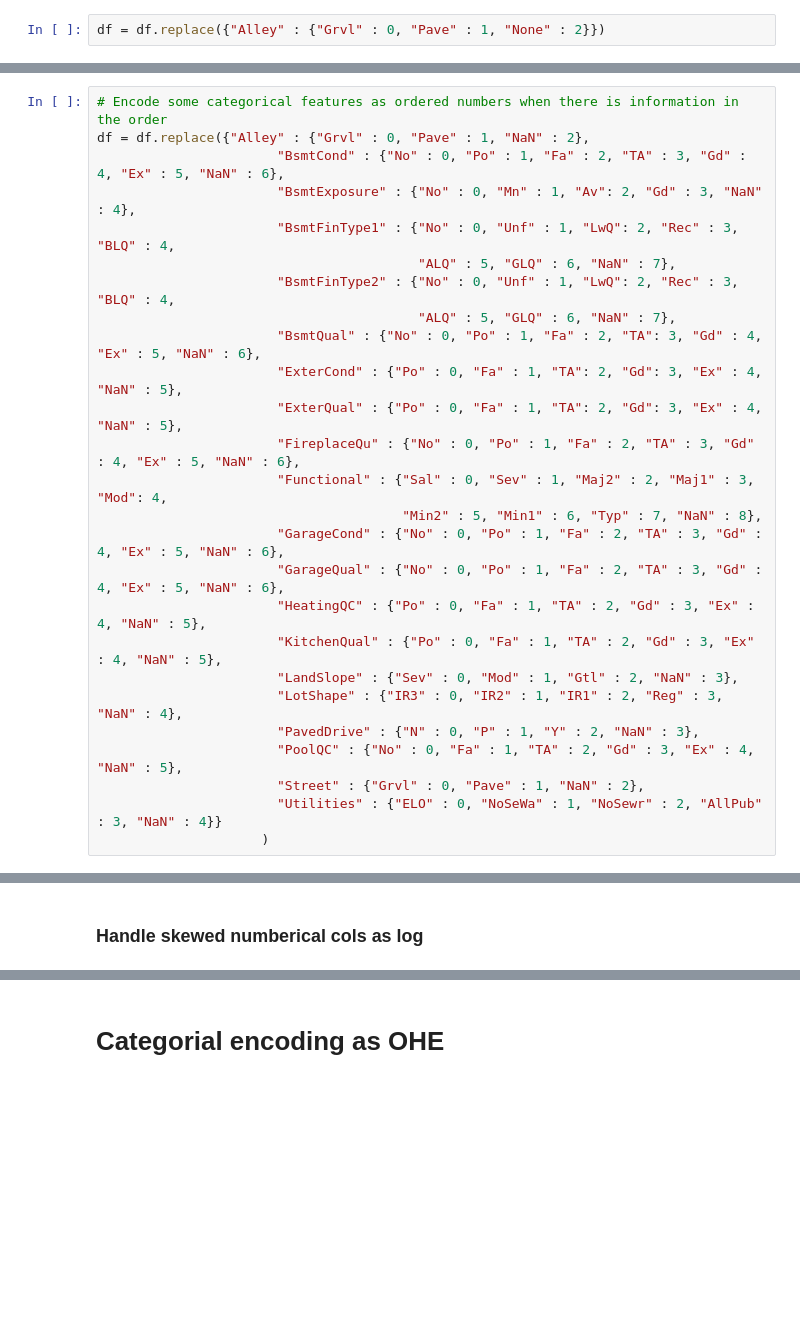
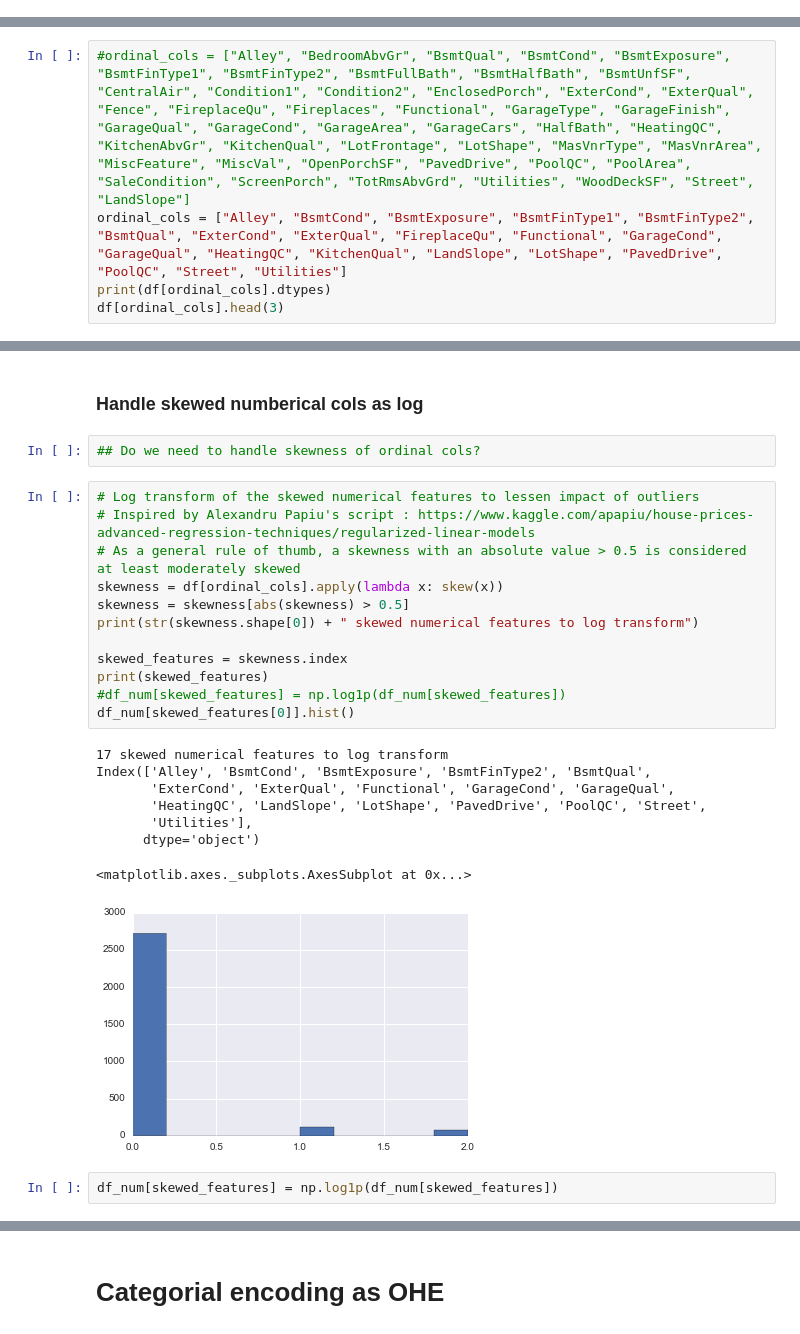
Before and after one commit to ahmadelsallab/HousePrices, a Jupyter notebook: train_DNN_regressors.ipynb, the cells around one changed output, grey strips where cells are left out. Saved outputs shown, nothing was run; the diff lists cells and outputs as text; blank space fills up the shorter version.

```diff
--- a/train_DNN_regressors.ipynb
+++ b/train_DNN_regressors.ipynb
@@ -274,2 +226,0 @@ dtype('O')
-# %%
-df = df.replace({"Alley" : {"Grvl" : 0, "Pave" : 1, "None" : 2}})
@@ -279,0 +275,5 @@ dtype('float64')
+# %%
+#ordinal_cols = ["Alley", "BedroomAbvGr", "BsmtQual", "BsmtCond", "BsmtExposure", "BsmtFinType1", "BsmtFinType2", "BsmtFullBath", "BsmtHalfBath", "BsmtUnfSF", "CentralAir", "Condition1", "Condition2", "EnclosedPorch", "ExterCond", "ExterQual", "Fence", "FireplaceQu", "Fireplaces", "Functional", "GarageType", "GarageFinish", "GarageQual", "GarageCond", "GarageArea", "GarageCars", "HalfBath", "HeatingQC", "KitchenAbvGr", "KitchenQual", "LotFrontage", "LotShape", "MasVnrType", "MasVnrArea", "MiscFeature", "MiscVal", "OpenPorchSF", "PavedDrive", "PoolQC", "PoolArea", "SaleCondition", "ScreenPorch", "TotRmsAbvGrd", "Utilities", "WoodDeckSF", "Street", "LandSlope"]
+ordinal_cols = ["Alley", "BsmtCond", "BsmtExposure", "BsmtFinType1", "BsmtFinType2", "BsmtQual", "ExterCond", "ExterQual", "FireplaceQu", "Functional", "GarageCond", "GarageQual", "HeatingQC", "KitchenQual", "LandSlope", "LotShape", "PavedDrive", "PoolQC", "Street", "Utilities"]
+print(df[ordinal_cols].dtypes)
+df[ordinal_cols].head(3)
@@ -577,26 +403,0 @@ BUT IT NEEDS to be done BEFORE the NaN replacement done at the beginning
-# %%
-# Encode some categorical features as ordered numbers when there is information in the order
-df = df.replace({"Alley" : {"Grvl" : 0, "Pave" : 1, "NaN" : 2},
-                       "BsmtCond" : {"No" : 0, "Po" : 1, "Fa" : 2, "TA" : 3, "Gd" : 4, "Ex" : 5, "NaN" : 6},
-                       "BsmtExposure" : {"No" : 0, "Mn" : 1, "Av": 2, "Gd" : 3, "NaN" : 4},
-                       "BsmtFinType1" : {"No" : 0, "Unf" : 1, "LwQ": 2, "Rec" : 3, "BLQ" : 4,
-                                         "ALQ" : 5, "GLQ" : 6, "NaN" : 7},
-                       "BsmtFinType2" : {"No" : 0, "Unf" : 1, "LwQ": 2, "Rec" : 3, "BLQ" : 4,
-                                         "ALQ" : 5, "GLQ" : 6, "NaN" : 7},
-                       "BsmtQual" : {"No" : 0, "Po" : 1, "Fa" : 2, "TA": 3, "Gd" : 4, "Ex" : 5, "NaN" : 6},
-                       "ExterCond" : {"Po" : 0, "Fa" : 1, "TA": 2, "Gd": 3, "Ex" : 4, "NaN" : 5},
-                       "ExterQual" : {"Po" : 0, "Fa" : 1, "TA": 2, "Gd": 3, "Ex" : 4, "NaN" : 5},
-                       "FireplaceQu" : {"No" : 0, "Po" : 1, "Fa" : 2, "TA" : 3, "Gd" : 4, "Ex" : 5, "NaN" : 6},
-                       "Functional" : {"Sal" : 0, "Sev" : 1, "Maj2" : 2, "Maj1" : 3, "Mod": 4,
-                                       "Min2" : 5, "Min1" : 6, "Typ" : 7, "NaN" : 8},
-                       "GarageCond" : {"No" : 0, "Po" : 1, "Fa" : 2, "TA" : 3, "Gd" : 4, "Ex" : 5, "NaN" : 6},
-                       "GarageQual" : {"No" : 0, "Po" : 1, "Fa" : 2, "TA" : 3, "Gd" : 4, "Ex" : 5, "NaN" : 6},
-                       "HeatingQC" : {"Po" : 0, "Fa" : 1, "TA" : 2, "Gd" : 3, "Ex" : 4, "NaN" : 5},
-                       "KitchenQual" : {"Po" : 0, "Fa" : 1, "TA" : 2, "Gd" : 3, "Ex" : 4, "NaN" : 5},
-                       "LandSlope" : {"Sev" : 0, "Mod" : 1, "Gtl" : 2, "NaN" : 3},
-                       "LotShape" : {"IR3" : 0, "IR2" : 1, "IR1" : 2, "Reg" : 3, "NaN" : 4},
-                       "PavedDrive" : {"N" : 0, "P" : 1, "Y" : 2, "NaN" : 3},
-                       "PoolQC" : {"No" : 0, "Fa" : 1, "TA" : 2, "Gd" : 3, "Ex" : 4, "NaN" : 5},
-                       "Street" : {"Grvl" : 0, "Pave" : 1, "NaN" : 2},
-                       "Utilities" : {"ELO" : 0, "NoSeWa" : 1, "NoSewr" : 2, "AllPub" : 3, "NaN" : 4}}
-                     )
@@ -691,2 +534,27 @@ df_num = df_num.fillna(df_num.median())
 # %% [markdown]
 ### Handle skewed numberical cols as log
+# %%
+## Do we need to handle skewness of ordinal cols?
+# %%
+# Log transform of the skewed numerical features to lessen impact of outliers
+# Inspired by Alexandru Papiu's script : https://www.kaggle.com/apapiu/house-prices-advanced-regression-techniques/regularized-linear-models
+# As a general rule of thumb, a skewness with an absolute value > 0.5 is considered at least moderately skewed
+skewness = df[ordinal_cols].apply(lambda x: skew(x))
+skewness = skewness[abs(skewness) > 0.5]
+print(str(skewness.shape[0]) + " skewed numerical features to log transform")
+
+skewed_features = skewness.index
+print(skewed_features)
+#df_num[skewed_features] = np.log1p(df_num[skewed_features])
+df_num[skewed_features[0]].hist()
+# %% [output]
+17 skewed numerical features to log transform
+Index(['Alley', 'BsmtCond', 'BsmtExposure', 'BsmtFinType2', 'BsmtQual',
+       'ExterCond', 'ExterQual', 'Functional', 'GarageCond', 'GarageQual',
+       'HeatingQC', 'LandSlope', 'LotShape', 'PavedDrive', 'PoolQC', 'Street',
+       'Utilities'],
+      dtype='object')
+<matplotlib.axes._subplots.AxesSubplot at 0x...>
+[figure, added]
+# %%
+df_num[skewed_features] = np.log1p(df_num[skewed_features])
```
Also changed, not shown: parts of 111 cells of this notebook.
